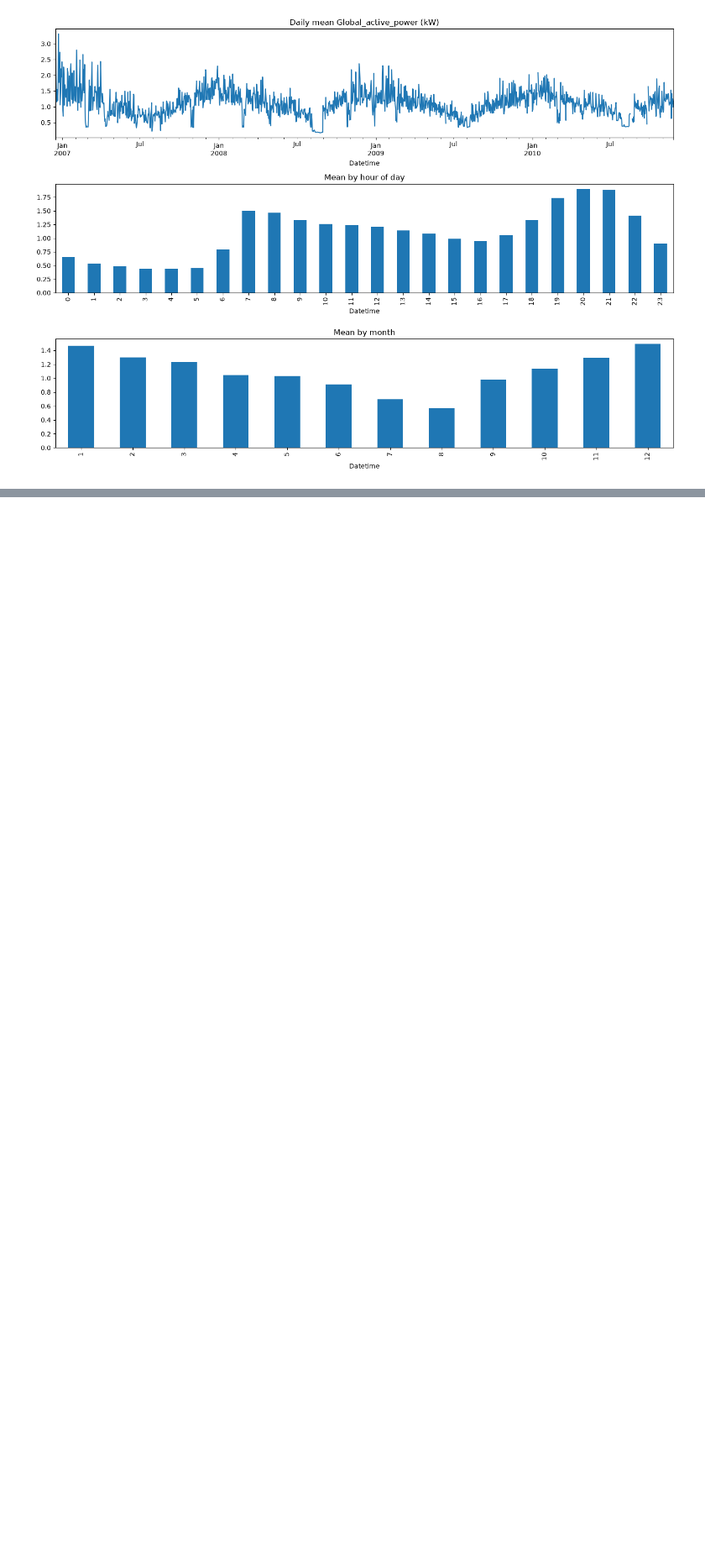
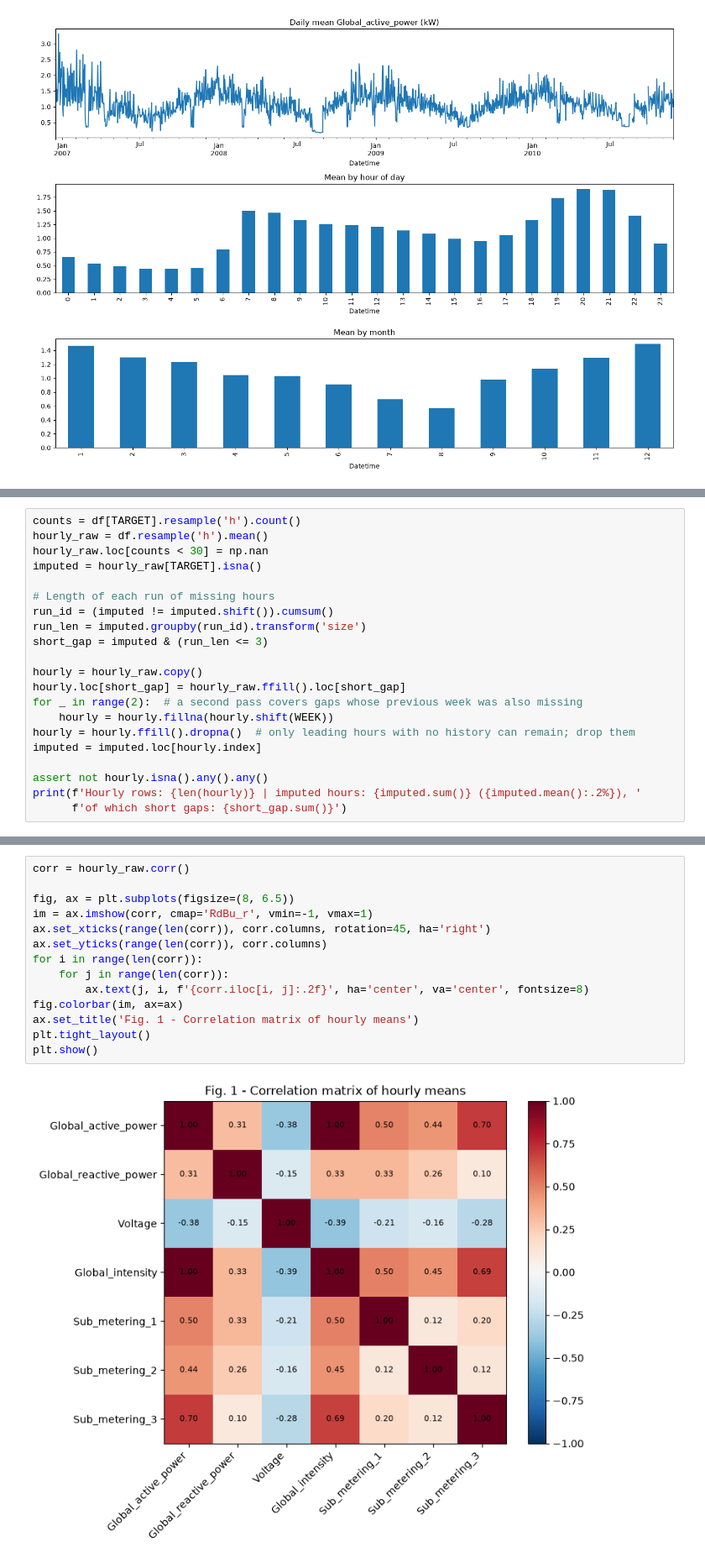
Before and after one commit to jonas703/AISE4010, a Jupyter notebook: AISE4010_Project_Group11.ipynb, the cells around one changed output, grey strips where cells are left out. Shown at 84% size. Cells and saved outputs as stored; diff of their text form; blank space fills up the shorter version.

```diff
--- a/AISE4010_Project_Group11.ipynb
+++ b/AISE4010_Project_Group11.ipynb
@@ -132,0 +218,21 @@ plt.show()
+# %%
+counts = df[TARGET].resample('h').count()
+hourly_raw = df.resample('h').mean()
+hourly_raw.loc[counts < 30] = np.nan
+imputed = hourly_raw[TARGET].isna()
+
+# Length of each run of missing hours
+run_id = (imputed != imputed.shift()).cumsum()
+run_len = imputed.groupby(run_id).transform('size')
+short_gap = imputed & (run_len <= 3)
+
+hourly = hourly_raw.copy()
+hourly.loc[short_gap] = hourly_raw.ffill().loc[short_gap]
+for _ in range(2):  # a second pass covers gaps whose previous week was also missing
+    hourly = hourly.fillna(hourly.shift(WEEK))
+hourly = hourly.ffill().dropna()  # only leading hours with no history can remain; drop them
+imputed = imputed.loc[hourly.index]
+
+assert not hourly.isna().any().any()
+print(f'Hourly rows: {len(hourly)} | imputed hours: {imputed.sum()} ({imputed.mean():.2%}), '
+      f'of which short gaps: {short_gap.sum()}')
@@ -132,0 +244,16 @@ plt.show()
+# %%
+corr = hourly_raw.corr()
+
+fig, ax = plt.subplots(figsize=(8, 6.5))
+im = ax.imshow(corr, cmap='RdBu_r', vmin=-1, vmax=1)
+ax.set_xticks(range(len(corr)), corr.columns, rotation=45, ha='right')
+ax.set_yticks(range(len(corr)), corr.columns)
+for i in range(len(corr)):
+    for j in range(len(corr)):
+        ax.text(j, i, f'{corr.iloc[i, j]:.2f}', ha='center', va='center', fontsize=8)
+fig.colorbar(im, ax=ax)
+ax.set_title('Fig. 1 - Correlation matrix of hourly means')
+plt.tight_layout()
+plt.show()
+# %% [output]
+[figure, added]
```
Also changed, not shown: parts of 29 cells of this notebook, 3 other files.
